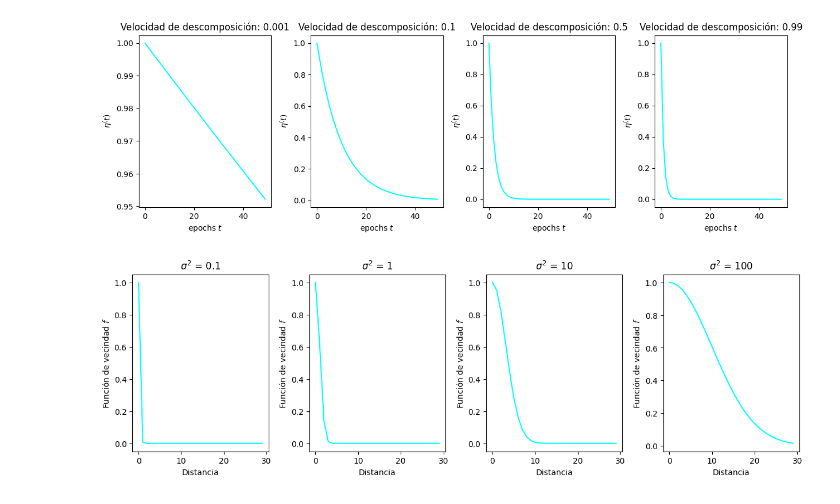
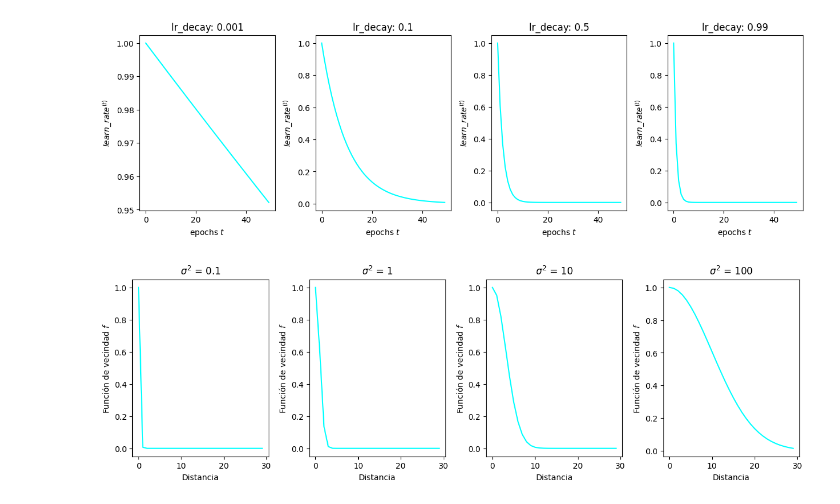
Before and after one commit to JaumeSanCol/TFG, a Jupyter notebook: notebooks/base.ipynb, the cells around one changed output. Saved outputs shown, nothing was run; the diff lists cells and outputs as text; code cells hidden in the pictures.

```diff
--- a/notebooks/base.ipynb
+++ b/notebooks/base.ipynb
@@ -4,20 +4,20 @@ import matplotlib.pyplot as plt
 # %%
 epochs = np.arange(0, 50)
 lr_decay = [0.001, 0.1, 0.5, 0.99]
 fig,ax = plt.subplots(nrows=1, ncols=4, figsize=(15,4))
 plt_ind = np.arange(4) + 141
 for decay, ind in zip(lr_decay, plt_ind):
     plt.subplot(ind)
     learn_rate = np.exp(-epochs * decay)
     plt.plot(epochs, learn_rate, c='cyan')
-    plt.title('Velocidad de descomposición: ' + str(decay))
+    plt.title('lr_decay: ' + str(decay))
     plt.xlabel('epochs $t$')
-    plt.ylabel('$\eta^(t)$')
+    plt.ylabel('$learn\_rate^{(t)}$')
 fig.subplots_adjust(hspace=0.5, wspace=0.3)
-plt.savefig('img/decay_rate.png', dpi=300)
+plt.savefig('img/lr_decay.png', dpi=300)
 plt.show()
 # %% [output]
-[figure, old version]
+[figure, new version]
 # %%
 distance = np.arange(0, 30)
 sigma_sq = [0.1, 1, 10, 100]
```
Also changed, not shown: parts of 1 cell of this notebook, 15 other files.
